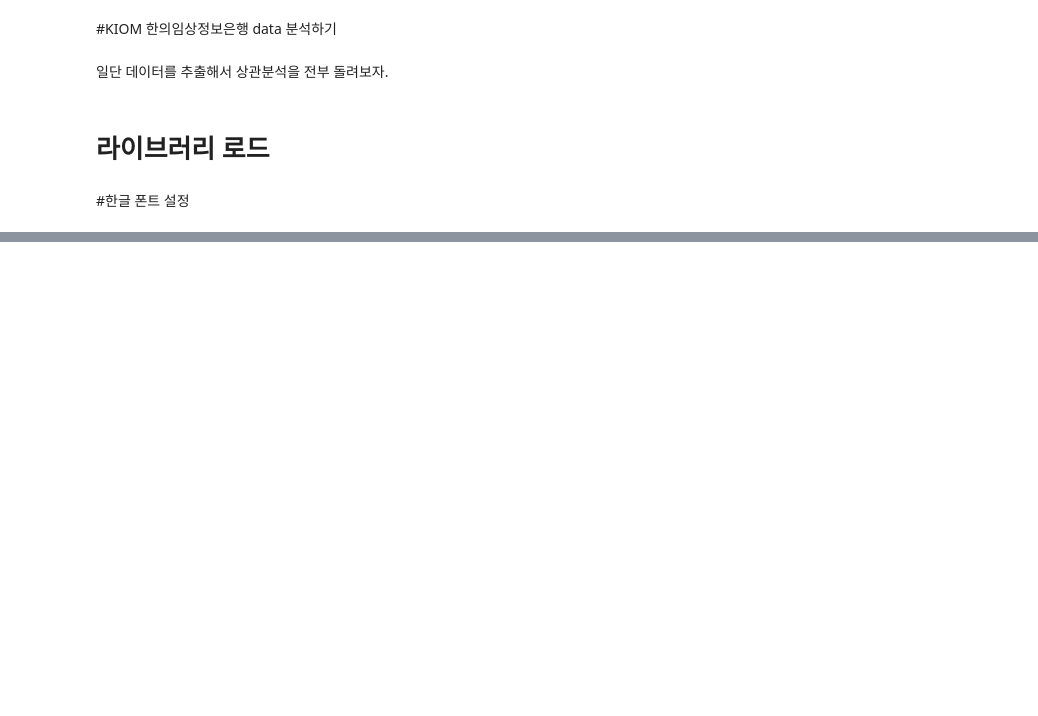
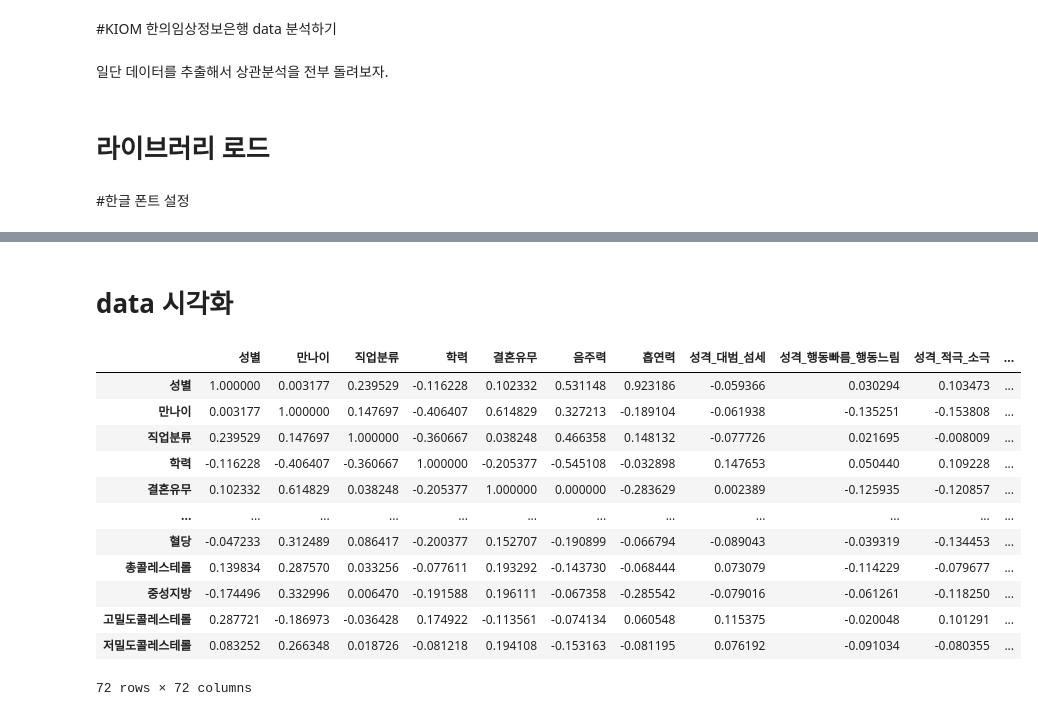
Before and after one commit to HyeonhoonLee/Colab, a Jupyter notebook: KIOM.ipynb, the cells around one changed output, grey strips where cells are left out. Cells and saved outputs as stored; diff of their text form; code cells hidden in the pictures; blank space fills up the shorter version.

```diff
--- a/KIOM.ipynb
+++ b/KIOM.ipynb
@@ -43,0 +186,19 @@ os.chdir = "/content/drive/My Drive/DataCollection/KIOM/"
+# %% [markdown]
+# data 시각화
+# %%
+df_corr = df.corr()
+df_corr
+# %% [output]
+|  | 성별 | 만나이 | 직업분류 | 학력 | 결혼유무 | 음주력 | 흡연력 | 성격_대범_섬세 | 성격_행동빠름_행동느림 | 성격_적극_소극 | ... |
+| 성별 | 1.000000 | 0.003177 | 0.239529 | -0.116228 | 0.102332 | 0.531148 | 0.923186 | -0.059366 | 0.030294 | 0.103473 | ... |
+| 만나이 | 0.003177 | 1.000000 | 0.147697 | -0.406407 | 0.614829 | 0.327213 | -0.189104 | -0.061938 | -0.135251 | -0.153808 | ... |
+| 직업분류 | 0.239529 | 0.147697 | 1.000000 | -0.360667 | 0.038248 | 0.466358 | 0.148132 | -0.077726 | 0.021695 | -0.008009 | ... |
+| 학력 | -0.116228 | -0.406407 | -0.360667 | 1.000000 | -0.205377 | -0.545108 | -0.032898 | 0.147653 | 0.050440 | 0.109228 | ... |
+| 결혼유무 | 0.102332 | 0.614829 | 0.038248 | -0.205377 | 1.000000 | 0.000000 | -0.283629 | 0.002389 | -0.125935 | -0.120857 | ... |
+| ... | ... | ... | ... | ... | ... | ... | ... | ... | ... | ... | ... |
+| 혈당 | -0.047233 | 0.312489 | 0.086417 | -0.200377 | 0.152707 | -0.190899 | -0.066794 | -0.089043 | -0.039319 | -0.134453 | ... |
+| 총콜레스테롤 | 0.139834 | 0.287570 | 0.033256 | -0.077611 | 0.193292 | -0.143730 | -0.068444 | 0.073079 | -0.114229 | -0.079677 | ... |
+| 중성지방 | -0.174496 | 0.332996 | 0.006470 | -0.191588 | 0.196111 | -0.067358 | -0.285542 | -0.079016 | -0.061261 | -0.118250 | ... |
+| 고밀도콜레스테롤 | 0.287721 | -0.186973 | -0.036428 | 0.174922 | -0.113561 | -0.074134 | 0.060548 | 0.115375 | -0.020048 | 0.101291 | ... |
+| 저밀도콜레스테롤 | 0.083252 | 0.266348 | 0.018726 | -0.081218 | 0.194108 | -0.153163 | -0.081195 | 0.076192 | -0.091034 | -0.080355 | ... |
+72 rows × 72 columns
```
Also changed, not shown: parts of 17 cells of this notebook.
